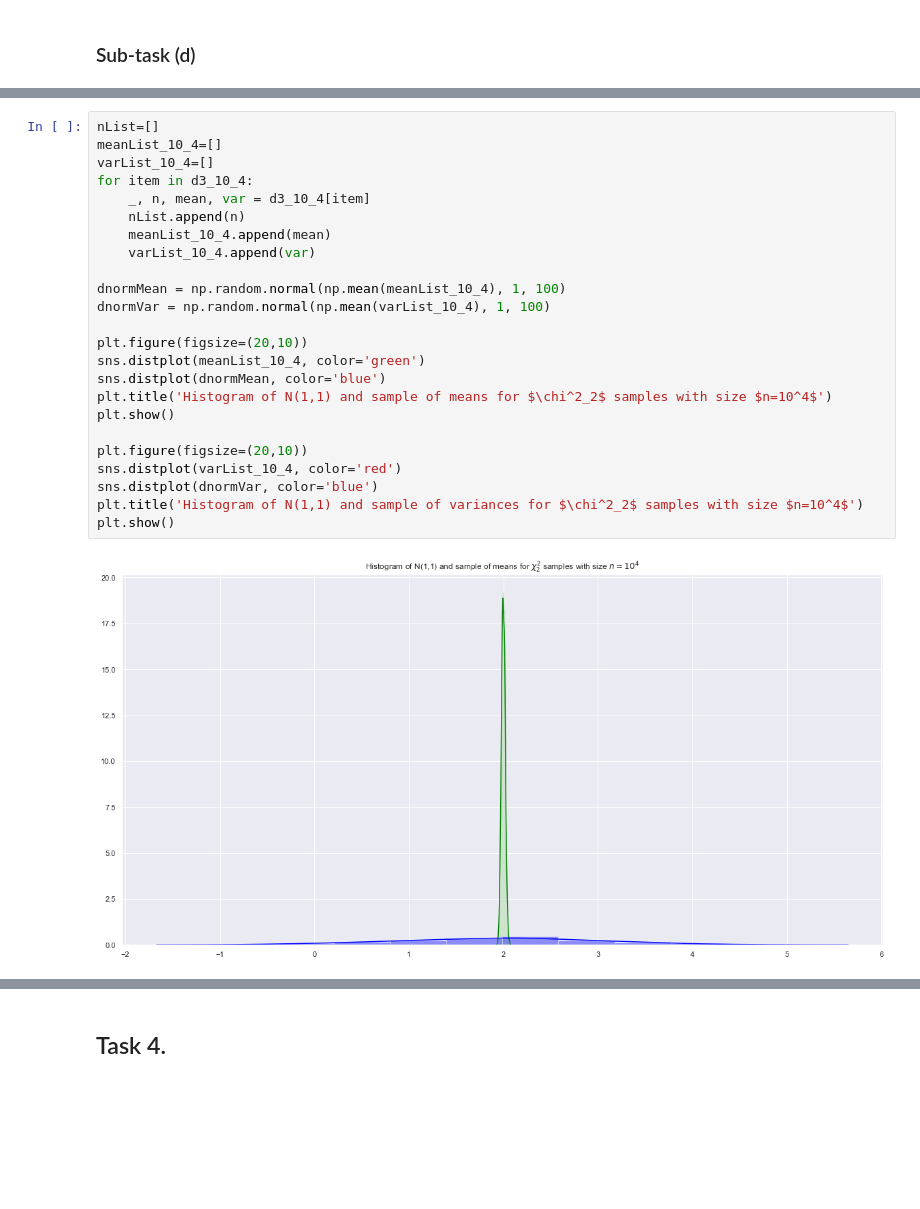
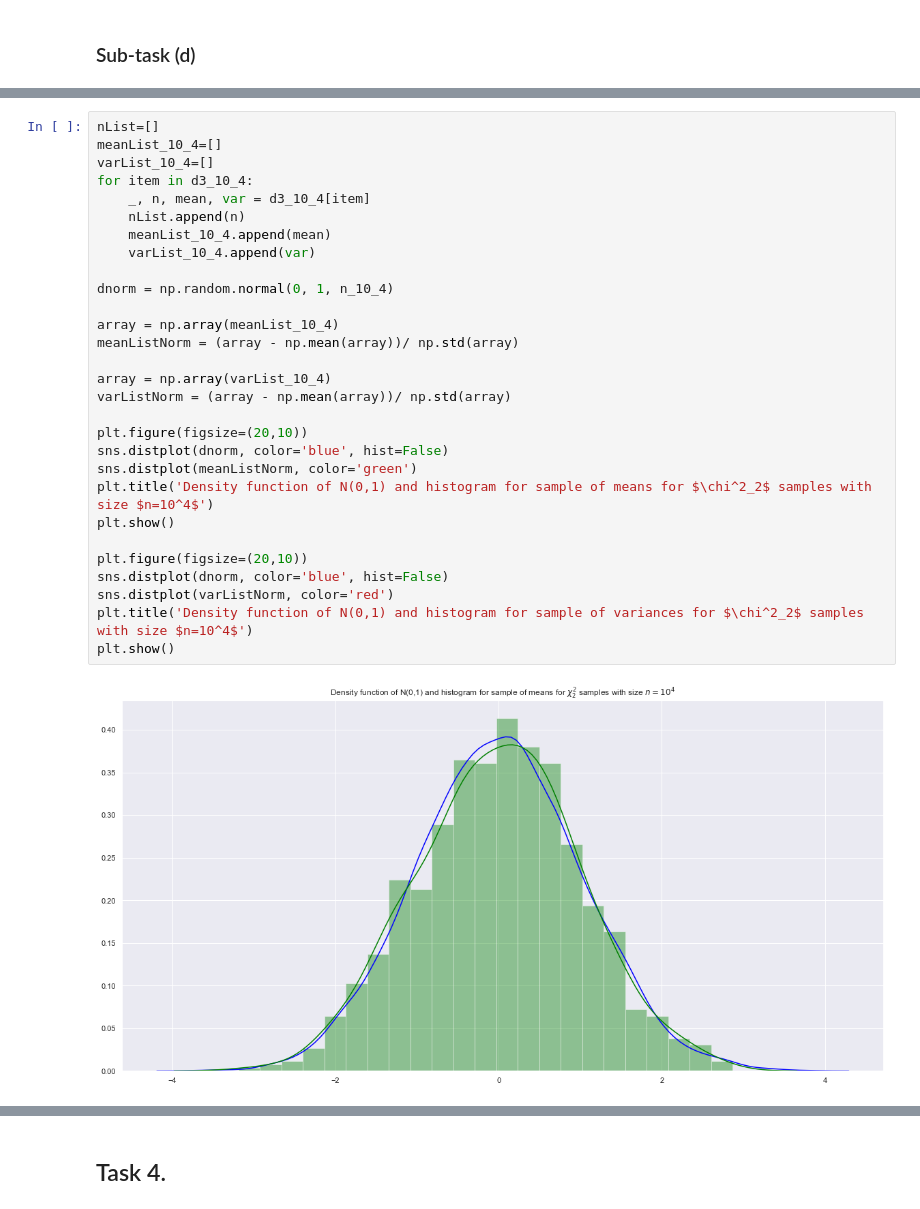
Before and after one commit to kai-wren/Statistic, a Jupyter notebook: Assignment1.ipynb, the cells around one changed output, grey strips where cells are left out. Cells and saved outputs as stored; diff of their text form; blank space fills up the shorter version.

```diff
--- a/Assignment1.ipynb
+++ b/Assignment1.ipynb
@@ -331,26 +381,31 @@ plt.show()
 # %%
 nList=[]
 meanList_10_4=[]
 varList_10_4=[]
 for item in d3_10_4:
     _, n, mean, var = d3_10_4[item]
     nList.append(n)
     meanList_10_4.append(mean)
     varList_10_4.append(var)
 
-dnormMean = np.random.normal(np.mean(meanList_10_4), 1, 100)
-dnormVar = np.random.normal(np.mean(varList_10_4), 1, 100)
+dnorm = np.random.normal(0, 1, n_10_4)
+
+array = np.array(meanList_10_4)
+meanListNorm = (array - np.mean(array))/ np.std(array)
+
+array = np.array(varList_10_4)
+varListNorm = (array - np.mean(array))/ np.std(array)
 
 plt.figure(figsize=(20,10))
-sns.distplot(meanList_10_4, color='green')
-sns.distplot(dnormMean, color='blue')
-plt.title('Histogram of N(1,1) and sample of means for $\chi^2_2$ samples with size $n=10^4$')
+sns.distplot(dnorm, color='blue', hist=False)
+sns.distplot(meanListNorm, color='green')
+plt.title('Density function of N(0,1) and histogram for sample of means for $\chi^2_2$ samples with size $n=10^4$')
 plt.show()
 
 plt.figure(figsize=(20,10))
-sns.distplot(varList_10_4, color='red')
-sns.distplot(dnormVar, color='blue')
-plt.title('Histogram of N(1,1) and sample of variances for $\chi^2_2$ samples with size $n=10^4$')
+sns.distplot(dnorm, color='blue', hist=False)
+sns.distplot(varListNorm, color='red')
+plt.title('Density function of N(0,1) and histogram for sample of variances for $\chi^2_2$ samples with size $n=10^4$')
 plt.show()
 # %% [output]
-[figure, old version]
+[figure, new version]
```
Also changed, not shown: parts of 33 cells of this notebook.
